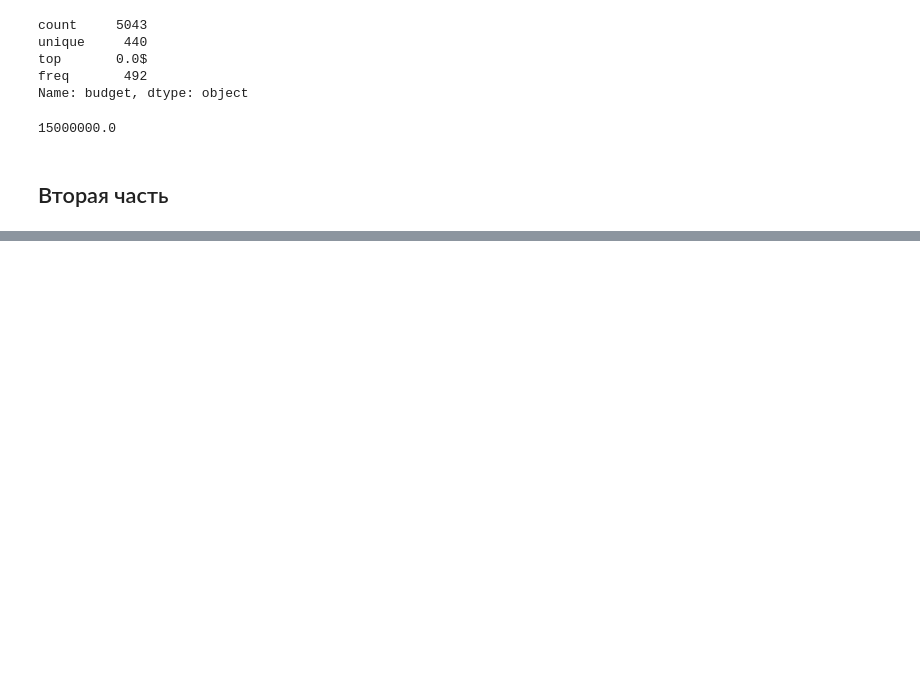
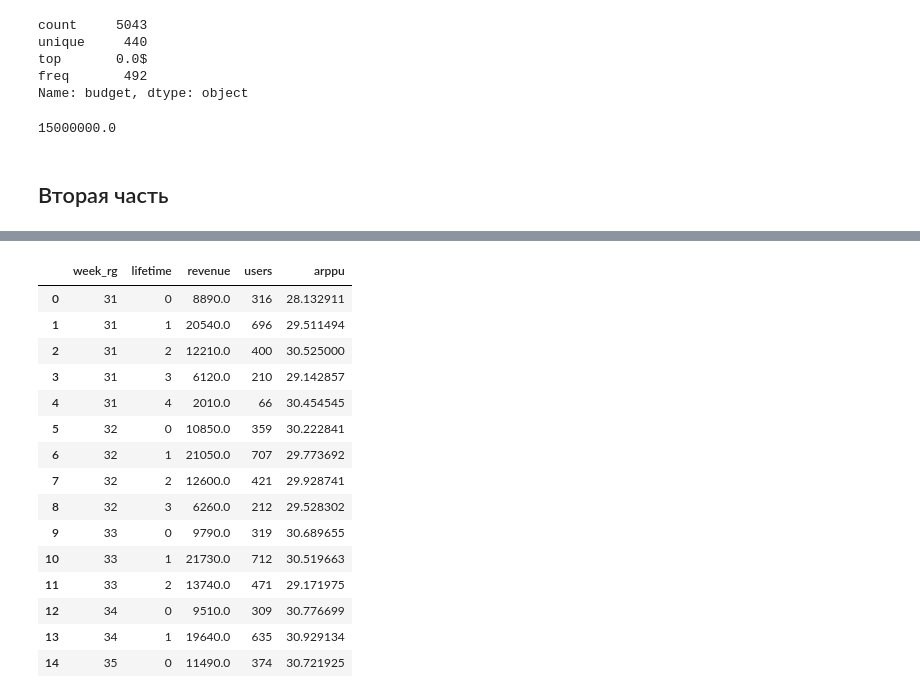
Before and after one commit to nikotinus/yandex_reviewers, a Jupyter notebook: Тестовое задание.ipynb, the cells around one changed output, grey strips where cells are left out. Cells and saved outputs as stored; diff of their text form; code cells hidden in the pictures; blank space fills up the shorter version.

```diff
--- a/Тестовое задание.ipynb
+++ b/Тестовое задание.ipynb
@@ -151,0 +299,28 @@ event_type - тип события: registration - регистрация в п
+# %%
+arppu_df = (purcahse_df
+ .groupby(['week_rg', 'lifetime'])
+ .agg(
+     revenue=pd.NamedAgg(column='purchase_amount_pc', aggfunc='sum'),
+     users=pd.NamedAgg(column="user_id", aggfunc="count")
+ )
+ .reset_index()
+ .assign(arppu=lambda x: x.revenue / x.users)
+)
+arppu_df
+# %% [output]
+|  | week_rg | lifetime | revenue | users | arppu |
+| 0 | 31 | 0 | 8890.0 | 316 | 28.132911 |
+| 1 | 31 | 1 | 20540.0 | 696 | 29.511494 |
+| 2 | 31 | 2 | 12210.0 | 400 | 30.525000 |
+| 3 | 31 | 3 | 6120.0 | 210 | 29.142857 |
+| 4 | 31 | 4 | 2010.0 | 66 | 30.454545 |
+| 5 | 32 | 0 | 10850.0 | 359 | 30.222841 |
+| 6 | 32 | 1 | 21050.0 | 707 | 29.773692 |
+| 7 | 32 | 2 | 12600.0 | 421 | 29.928741 |
+| 8 | 32 | 3 | 6260.0 | 212 | 29.528302 |
+| 9 | 33 | 0 | 9790.0 | 319 | 30.689655 |
+| 10 | 33 | 1 | 21730.0 | 712 | 30.519663 |
+| 11 | 33 | 2 | 13740.0 | 471 | 29.171975 |
+| 12 | 34 | 0 | 9510.0 | 309 | 30.776699 |
+| 13 | 34 | 1 | 19640.0 | 635 | 30.929134 |
+| 14 | 35 | 0 | 11490.0 | 374 | 30.721925 |
```
Also changed, not shown: parts of 24 cells of this notebook, 1 other file.
